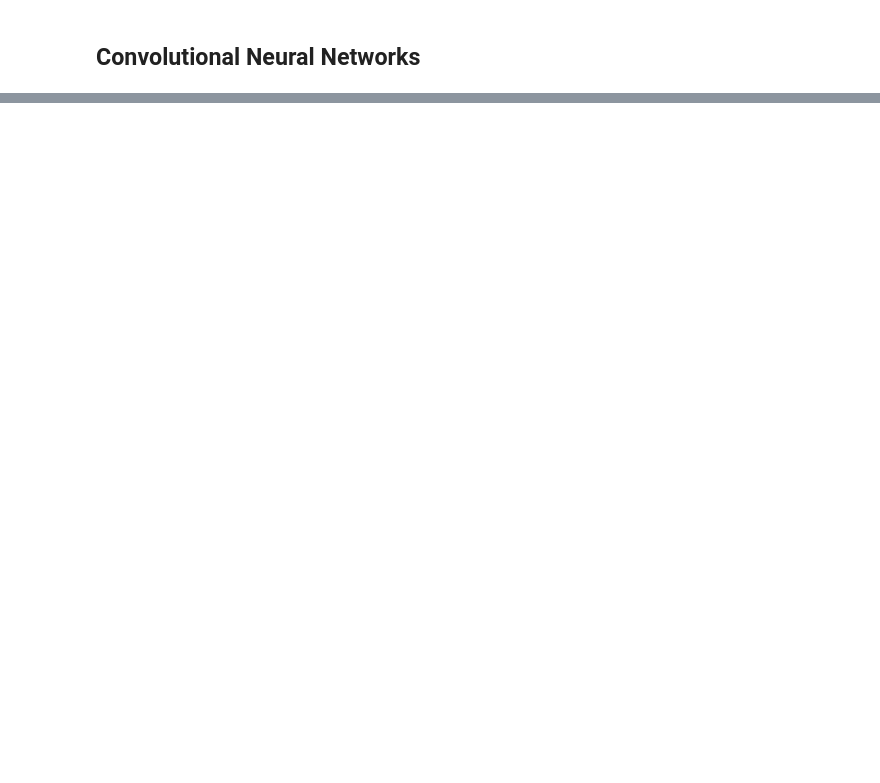
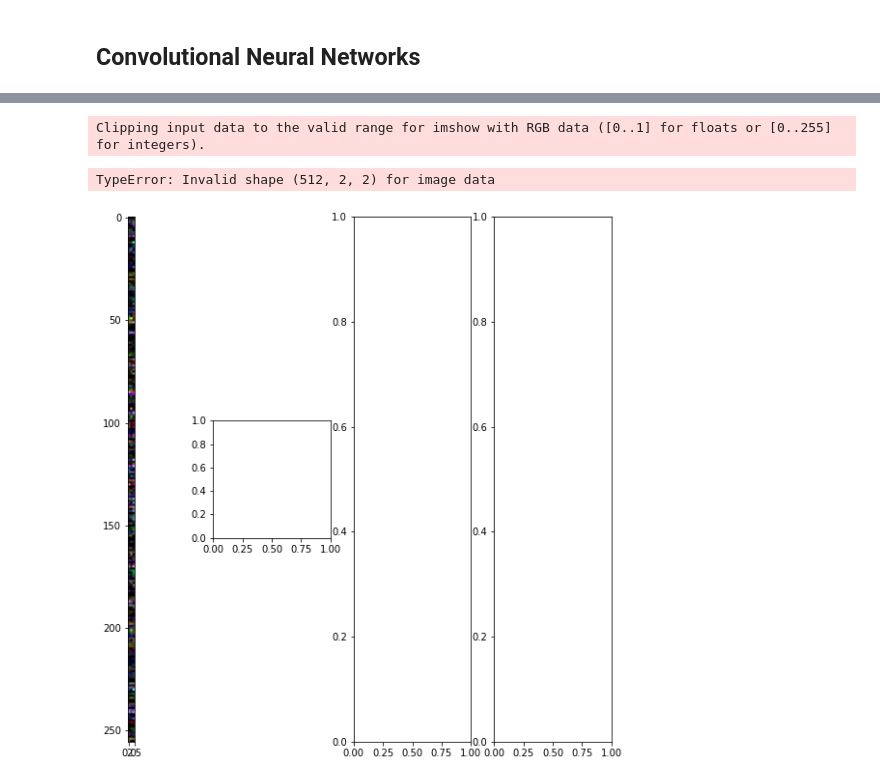
Before and after one commit to AntonioDelleCanne/101_computer_vision, a Jupyter notebook: cnn.ipynb, the cells around one changed output, grey strips where cells are left out. Cells and saved outputs as stored; diff of their text form; code cells hidden in the pictures; blank space fills up the shorter version.

```diff
--- a/cnn.ipynb
+++ b/cnn.ipynb
@@ -53,0 +45,12 @@ interactive(children=(IntSlider(value=127, description='thr', max=255), Dropdown
+# %%
+import torch
+import matplotlib.pyplot as plt
+image = torch.rand((1,3,10,10))
+
+fig, (axes) = plt.subplots(1,4, figsize=(10,10))
+for ax, i in zip(axes,model.body(image).keys()):
+    ax.imshow(model.body(image)[i][0].detach().numpy())
+# %% [output]
+Clipping input data to the valid range for imshow with RGB data ([0..1] for floats or [0..255] for integers).
+TypeError: Invalid shape (512, 2, 2) for image data
+[figure, added]
```
Also changed, not shown: parts of 8 cells of this notebook, 3 other files.
